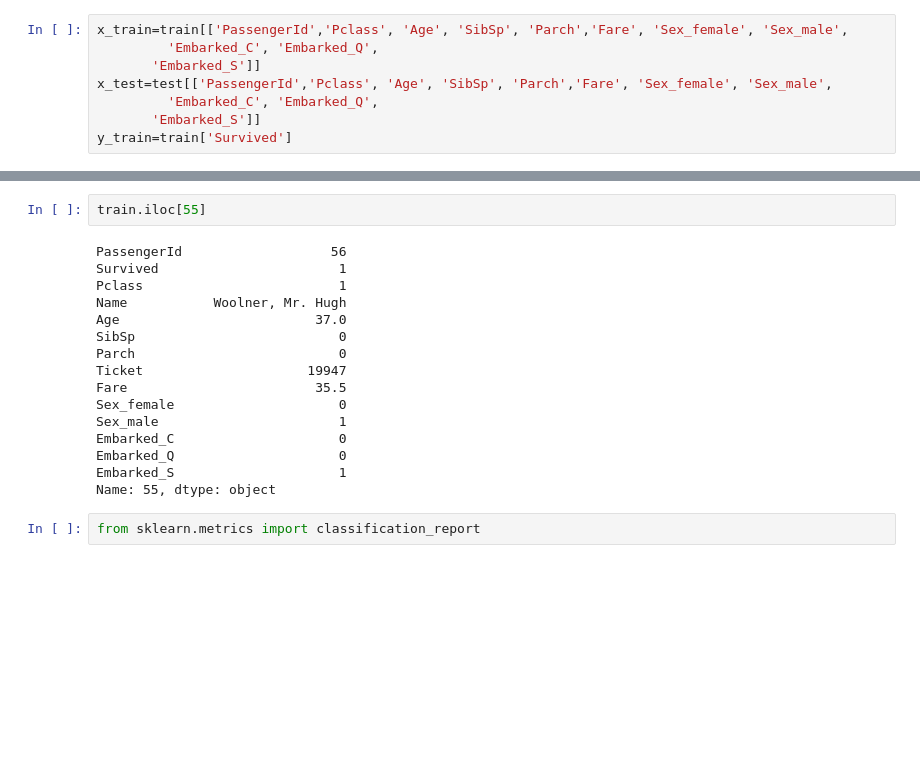
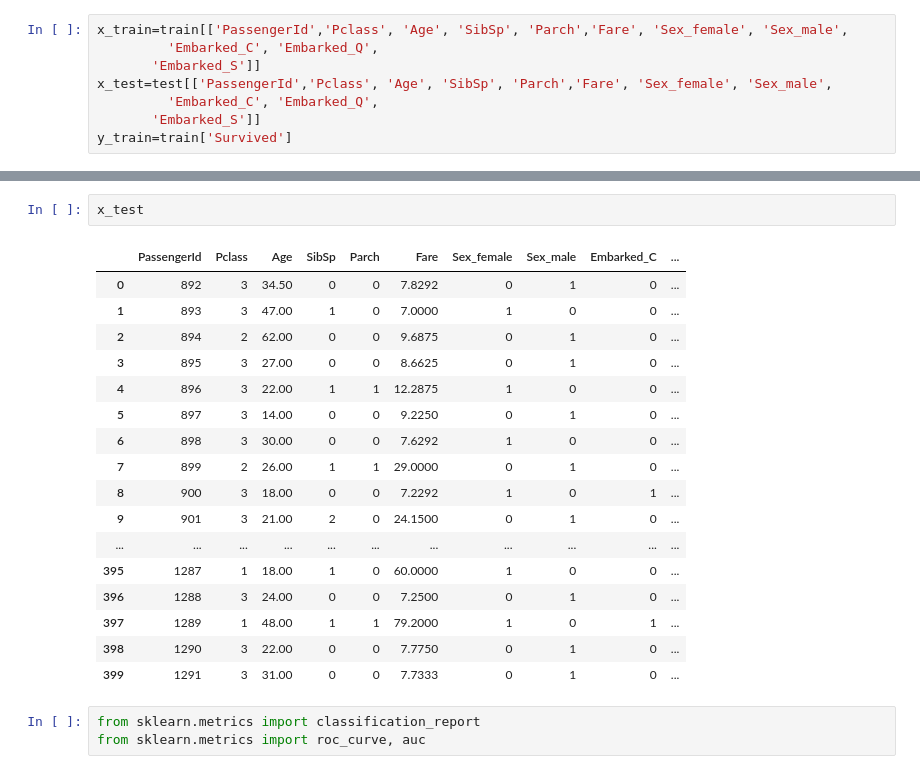
Before and after one commit to ikartik2001/CDAC-PYTHON-WITH-AI, a Jupyter notebook: JUPITER FOLDER (AI)/ASSIGNMENTS/assignmetn 18 laptop.ipynb, the cells around one changed output, grey strips where cells are left out. Drawn from its saved outputs; the diff is of its cells as text; blank space fills up the shorter version.

```diff
--- a/JUPITER FOLDER (AI)/ASSIGNMENTS/assignmetn 18 laptop.ipynb
+++ b/JUPITER FOLDER (AI)/ASSIGNMENTS/assignmetn 18 laptop.ipynb
@@ -386,21 +460,24 @@ The passenger did not survive
 # %%
-train.iloc[55]
+x_test
 # %% [output]
-PassengerId                   56
-Survived                       1
-Pclass                         1
-Name           Woolner, Mr. Hugh
-Age                         37.0
-SibSp                          0
-Parch                          0
-Ticket                     19947
-Fare                        35.5
-Sex_female                     0
-Sex_male                       1
-Embarked_C                     0
-Embarked_Q                     0
-Embarked_S                     1
-Name: 55, dtype: object
+|  | PassengerId | Pclass | Age | SibSp | Parch | Fare | Sex_female | Sex_male | Embarked_C | ... |
+| 0 | 892 | 3 | 34.50 | 0 | 0 | 7.8292 | 0 | 1 | 0 | ... |
+| 1 | 893 | 3 | 47.00 | 1 | 0 | 7.0000 | 1 | 0 | 0 | ... |
+| 2 | 894 | 2 | 62.00 | 0 | 0 | 9.6875 | 0 | 1 | 0 | ... |
+| 3 | 895 | 3 | 27.00 | 0 | 0 | 8.6625 | 0 | 1 | 0 | ... |
+| 4 | 896 | 3 | 22.00 | 1 | 1 | 12.2875 | 1 | 0 | 0 | ... |
+| 5 | 897 | 3 | 14.00 | 0 | 0 | 9.2250 | 0 | 1 | 0 | ... |
+| 6 | 898 | 3 | 30.00 | 0 | 0 | 7.6292 | 1 | 0 | 0 | ... |
+| 7 | 899 | 2 | 26.00 | 1 | 1 | 29.0000 | 0 | 1 | 0 | ... |
+| 8 | 900 | 3 | 18.00 | 0 | 0 | 7.2292 | 1 | 0 | 1 | ... |
+| 9 | 901 | 3 | 21.00 | 2 | 0 | 24.1500 | 0 | 1 | 0 | ... |
+| ... | ... | ... | ... | ... | ... | ... | ... | ... | ... | ... |
+| 395 | 1287 | 1 | 18.00 | 1 | 0 | 60.0000 | 1 | 0 | 0 | ... |
+| 396 | 1288 | 3 | 24.00 | 0 | 0 | 7.2500 | 0 | 1 | 0 | ... |
+| 397 | 1289 | 1 | 48.00 | 1 | 1 | 79.2000 | 1 | 0 | 1 | ... |
+| 398 | 1290 | 3 | 22.00 | 0 | 0 | 7.7750 | 0 | 1 | 0 | ... |
+| 399 | 1291 | 3 | 31.00 | 0 | 0 | 7.7333 | 0 | 1 | 0 | ... |
 # %%
 from sklearn.metrics import classification_report
+from sklearn.metrics import roc_curve, auc
 # %%
```
Also changed, not shown: parts of 22 cells of this notebook, 4 other files.
